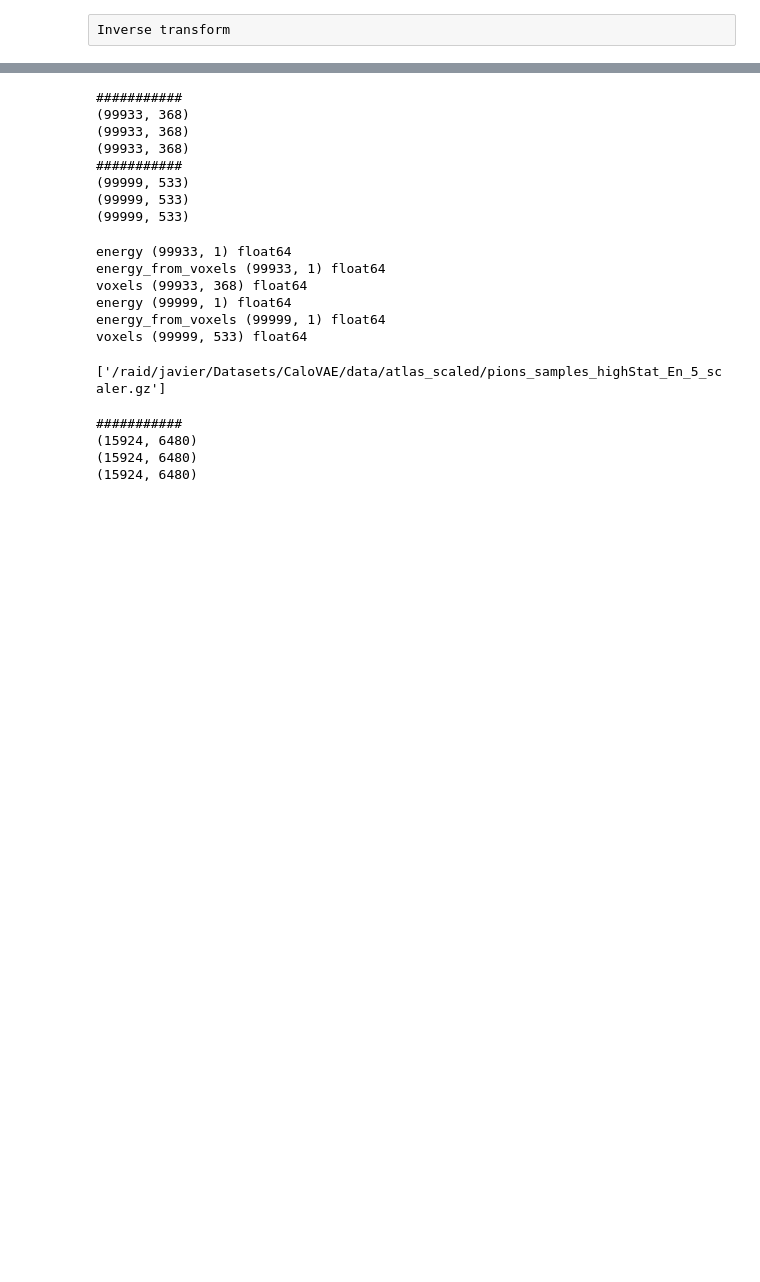
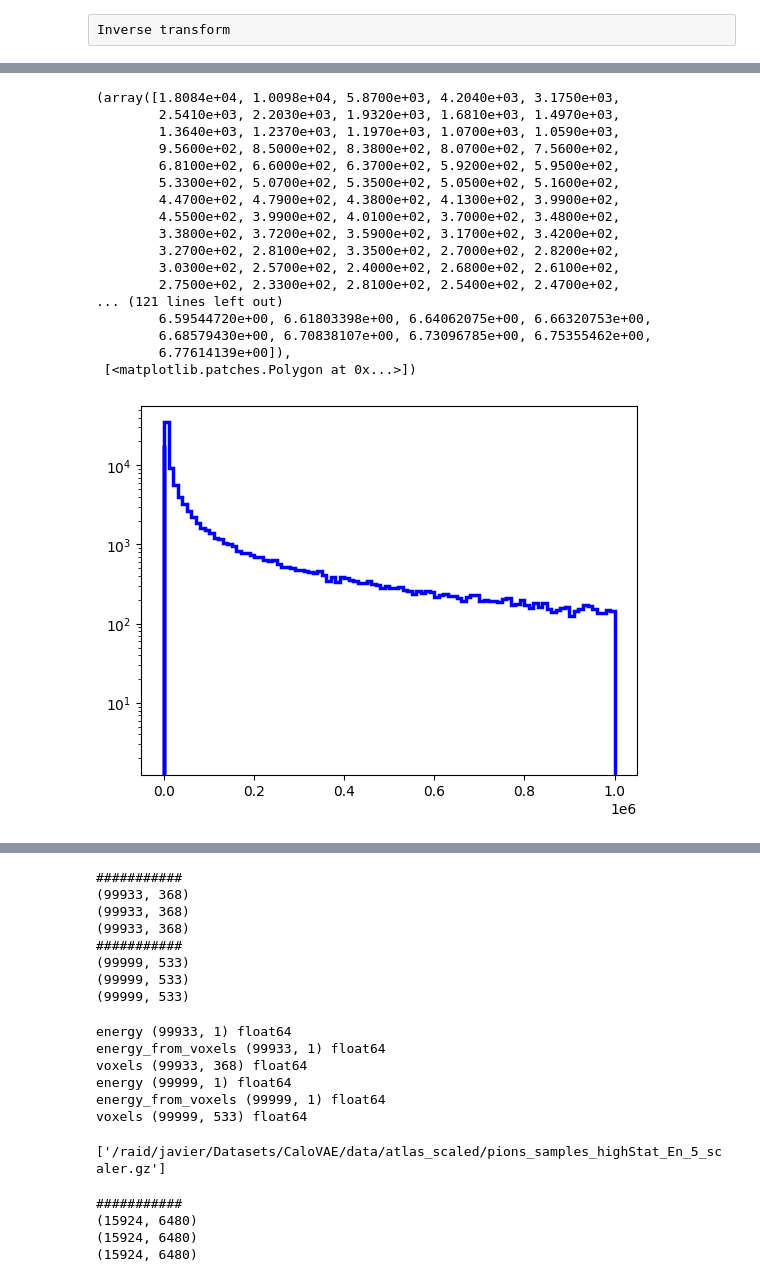
Before and after one commit to QaloSim/CaloQVAE, a Jupyter notebook: DSNorm.ipynb, the cells around one changed output, grey strips where cells are left out. Saved outputs shown, nothing was run; the diff lists cells and outputs as text; code cells hidden in the pictures; blank space fills up the shorter version.

```diff
--- a/DSNorm.ipynb
+++ b/DSNorm.ipynb
@@ -335,0 +297,9 @@ for i in range(len(nplcats)):
+# %%
+d2 = h5py.File('/fast_scratch/QVAE/data/atlas_dataset2and3/dataset_2_1.hdf5', 'r')
+# %%
+print(len(d2))
+print(d2.keys())
+inc_energies, showers = np.array(d2['incident_energies']), np.array(d2['showers'])
+print(np.array(d2['incident_energies']))
+print(inc_energies, inc_energies.shape)
+print(showers, showers.shape)
@@ -335,0 +340,3 @@ for i in range(len(nplcats)):
+# %%
+norm_shower = np.divide(np.sum(showers, axis=1), inc_energies)
+print(norm_shower)
@@ -335,0 +374,23 @@ for i in range(len(nplcats)):
+# %%
+import matplotlib.pyplot as plt
+plt.hist(np.array(d2['incident_energies']), bins=100, log=True, histtype='step', linewidth=2.5, color="b")
+plt.hist(norm_shower[0], bins=300, log=True, histtype='step', linewidth=2.5, color="b")
+# %% [output]
+(array([1.8084e+04, 1.0098e+04, 5.8700e+03, 4.2040e+03, 3.1750e+03,
+        2.5410e+03, 2.2030e+03, 1.9320e+03, 1.6810e+03, 1.4970e+03,
+        1.3640e+03, 1.2370e+03, 1.1970e+03, 1.0700e+03, 1.0590e+03,
+        9.5600e+02, 8.5000e+02, 8.3800e+02, 8.0700e+02, 7.5600e+02,
+        6.8100e+02, 6.6000e+02, 6.3700e+02, 5.9200e+02, 5.9500e+02,
+        5.3300e+02, 5.0700e+02, 5.3500e+02, 5.0500e+02, 5.1600e+02,
+        4.4700e+02, 4.7900e+02, 4.3800e+02, 4.1300e+02, 3.9900e+02,
+        4.5500e+02, 3.9900e+02, 4.0100e+02, 3.7000e+02, 3.4800e+02,
+        3.3800e+02, 3.7200e+02, 3.5900e+02, 3.1700e+02, 3.4200e+02,
+        3.2700e+02, 2.8100e+02, 3.3500e+02, 2.7000e+02, 2.8200e+02,
+        3.0300e+02, 2.5700e+02, 2.4000e+02, 2.6800e+02, 2.6100e+02,
+        2.7500e+02, 2.3300e+02, 2.8100e+02, 2.5400e+02, 2.4700e+02,
+... (121 lines left out)
+        6.59544720e+00, 6.61803398e+00, 6.64062075e+00, 6.66320753e+00,
+        6.68579430e+00, 6.70838107e+00, 6.73096785e+00, 6.75355462e+00,
+        6.77614139e+00]),
+ [<matplotlib.patches.Polygon at 0x...>])
+[figure, added]
```
Also changed, not shown: parts of 27 cells of this notebook, 10 other files.
